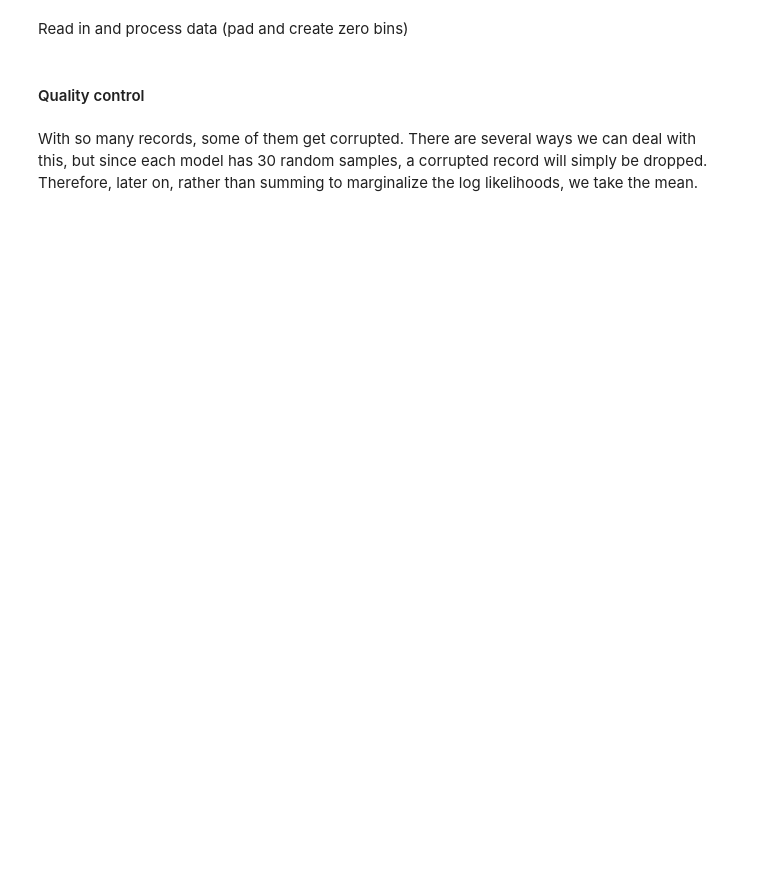
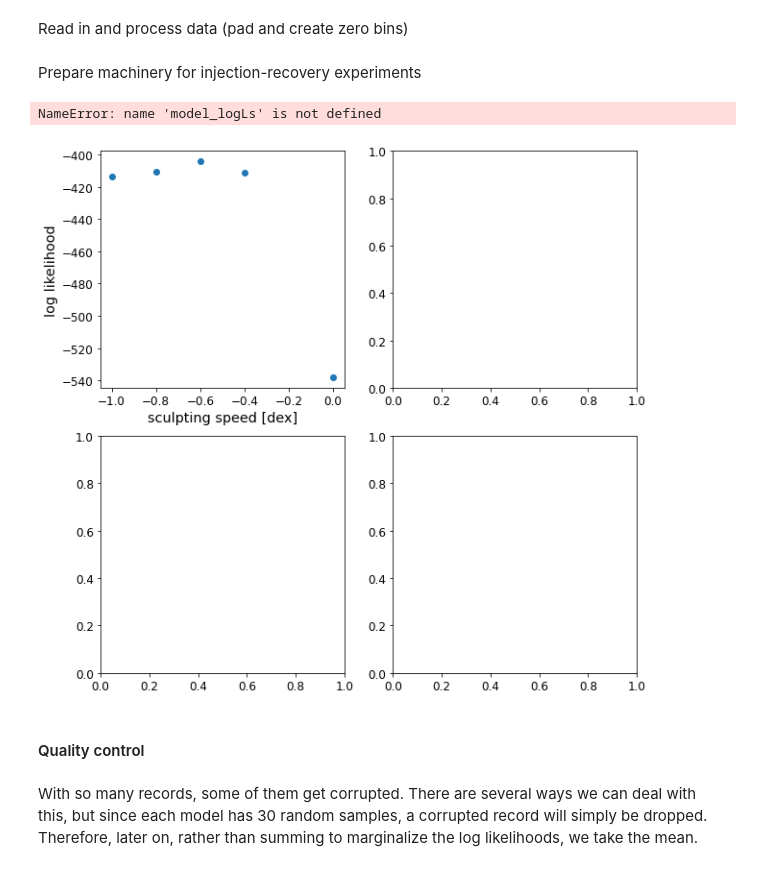
Before and after one commit to exoclam/mastrangelo, a Jupyter notebook: notebooks/injection-recovery.ipynb, the cells around one changed output. Drawn from its saved outputs; the diff is of its cells as text; code cells hidden in the pictures; blank space fills up the shorter version.

```diff
--- a/notebooks/injection-recovery.ipynb
+++ b/notebooks/injection-recovery.ipynb
@@ -41,3 +41,5 @@ recovery = pd.read_csv(path+'collect_recovery.csv', converters=dict(transit_mult
 recovery = recovery.loc[~(np.round(recovery.cs, -7) == 1.6e8)] # defected simulations need replacing
 recovery_redo = pd.read_csv(path+'collect_recovery_redo.csv', converters=dict(transit_multiplicities=literal_eval))
 recovery = pd.concat([recovery, recovery_redo])
+# %% [markdown]
+Prepare machinery for injection-recovery experiments
@@ -44,4 +98,10 @@ recovery = pd.concat([recovery, recovery_redo])
 # %%
+cube = [0, 0, 0]
+ndim = 3
+nparams = 3
+gi_m = 0
+gi_b = 0
+gi_c = 0
 f, ((ax1, ax2), (ax3, ax4)) = plt.subplots(2, 2, figsize=(10, 10))
 
 # marginalize in 1D
@@ -76,33 +136,36 @@ ax2.set_xlabel("b")
 
 marginalized_logLs = []
 for gi_c in range(11):
 
     cube = prior_grid_logslope(cube, ndim, nparams, gi_m, gi_b, gi_c)
 
     # subset
     only = model_logLs.loc[(model_logLs.c == cube[2])]# & (model_logLs.f == 0.3)]
 
     # marginalize logL
     marginalized_logLs.append(np.mean(only.logL))
 ax3.scatter(truth.cs.unique(), marginalized_logLs)
 ax3.set_ylabel("log likelihood")
 ax3.set_xlabel("c")
 ax3.set_xscale('log')
 
 marginalized_logLs = []
 for gi_f in np.linspace(0.1, 1, 10):
 
     # subset
     only = model_logLs.loc[(np.round(model_logLs.f, 1) == np.round(gi_f, 1))]
 
     # marginalize logL
     marginalized_logLs.append(np.mean(only.logL))
 ax4.scatter(np.linspace(0.1, 1, 10), marginalized_logLs)
 ax4.set_ylabel("log likelihood")
 ax4.set_xlabel("f")
 
 plt.tight_layout()
 plt.show()
+# %% [output]
+NameError: name 'model_logLs' is not defined
+[figure, added]
 # %% [markdown]
 #### Quality control
 # %% [markdown]
```
Also changed, not shown: parts of 8 cells of this notebook, 2 other files.
